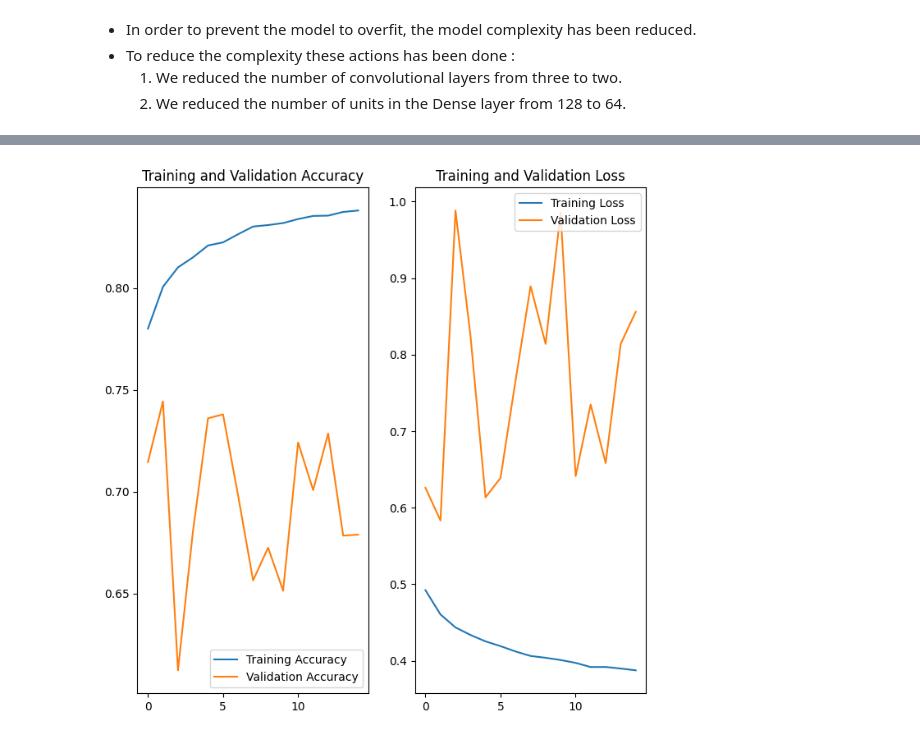
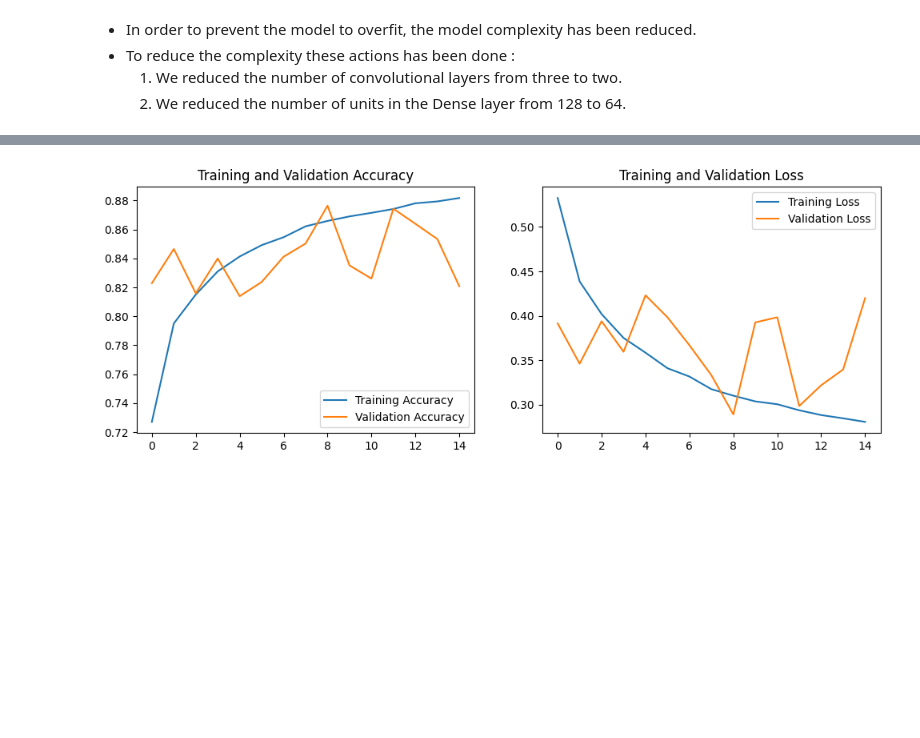
Before and after one commit to LowUp/AI_project, a Jupyter notebook: ai_generated_img_detection.ipynb, the cells around one changed output, grey strips where cells are left out. Saved outputs shown, nothing was run; the diff lists cells and outputs as text; code cells hidden in the pictures; blank space fills up the shorter version.

Commit message:
Data augmentation improvements

```diff
--- a/ai_generated_img_detection.ipynb
+++ b/ai_generated_img_detection.ipynb
@@ -811 +802,42 @@ model_augmentation = Sequential([
+# %%
+# model_augmentation = Sequential([
+#   data_augmentation,
+#   # layers.Rescaling(1./255),
+#   layers.Conv2D(16, 3, padding='same', activation='relu', input_shape=(img_height, img_width, 3)),
+#   layers.MaxPooling2D(),
+
+#   layers.Conv2D(32, 3, padding='same', activation='relu'),
+#   layers.MaxPooling2D(),
+
+#   layers.Conv2D(64, 3, padding='same', activation='relu'),
+#   layers.MaxPooling2D(),
+
+#   layers.Flatten(),
+
+#   layers.Dropout(0.5),
+
+#   layers.Dense(128, activation='relu', kernel_regularizer=regularizers.l2(0.001)),
+#   layers.Dense(1, activation='sigmoid')
+# ])
+
+model_augmentation = Sequential([
+  data_augmentation,
+  # layers.Rescaling(1./255),
+  layers.Conv2D(16, 3, padding='same', activation='relu'),
+  layers.MaxPooling2D(),
+
+  layers.Conv2D(32, 3, padding='same', activation='relu'),
+  layers.MaxPooling2D(),
+
+  layers.Conv2D(64, 3, padding='same', activation='relu'),
+  layers.MaxPooling2D(),
+
+  layers.Dropout(0.2),
+
+  layers.Flatten(),
+
+  layers.Dense(128, activation='relu'),
+  layers.Dense(num_classes, name="outputs")
+  # layers.Dense(1, ac)
+])
 # %%
@@ -865,26 +902,26 @@ Epoch 15/15
 # %%
 acc = history_augmentation.history['accuracy']
 val_acc = history_augmentation.history['val_accuracy']
 
 loss = history_augmentation.history['loss']
 val_loss = history_augmentation.history['val_loss']
 
 epochs_range = range(
     len(history_augmentation.history['accuracy'])
     )
 
-plt.figure(figsize=(8, 8))
+plt.figure(figsize=(12, 4))
 plt.subplot(1, 2, 1)
 plt.plot(epochs_range, acc, label='Training Accuracy')
 plt.plot(epochs_range, val_acc, label='Validation Accuracy')
 plt.legend(loc='lower right')
 plt.title('Training and Validation Accuracy')
 
 plt.subplot(1, 2, 2)
 plt.plot(epochs_range, loss, label='Training Loss')
 plt.plot(epochs_range, val_loss, label='Validation Loss')
 plt.legend(loc='upper right')
 plt.title('Training and Validation Loss')
 plt.show()
 # %% [output]
-[figure, old version]
+[figure, new version]
```
Also changed, not shown: parts of 31 cells of this notebook.
